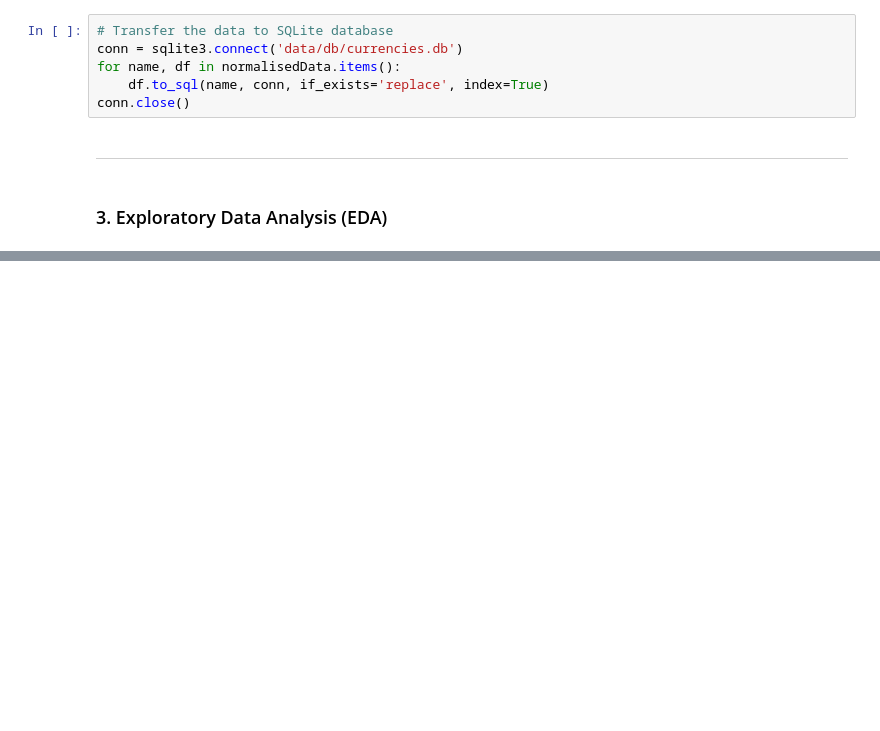
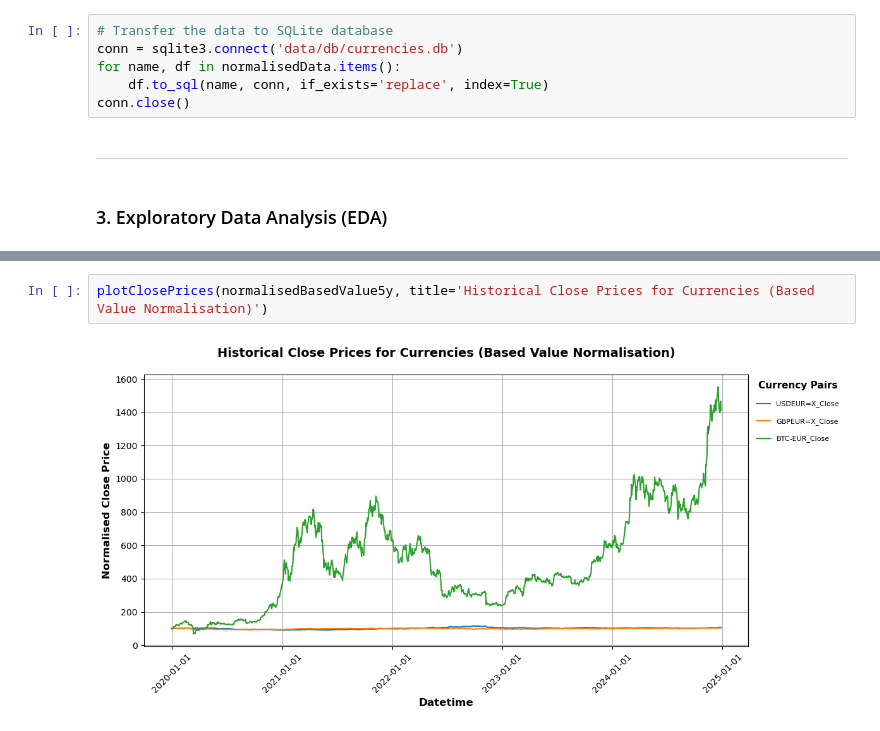
Before and after one commit to TomUszyn/PFDA-project, a Jupyter notebook: analysingCurrencyTrends.ipynb, the cells around one changed output, grey strips where cells are left out. Saved outputs shown, nothing was run; the diff lists cells and outputs as text; blank space fills up the shorter version.

```diff
--- a/analysingCurrencyTrends.ipynb
+++ b/analysingCurrencyTrends.ipynb
@@ -541,0 +570,4 @@ conn.close()
+# %%
+plotClosePrices(normalisedBasedValue5y, title='Historical Close Prices for Currencies (Based Value Normalisation)')
+# %% [output]
+[figure, added]
```
Also changed, not shown: parts of 12 cells of this notebook, 14 other files.
